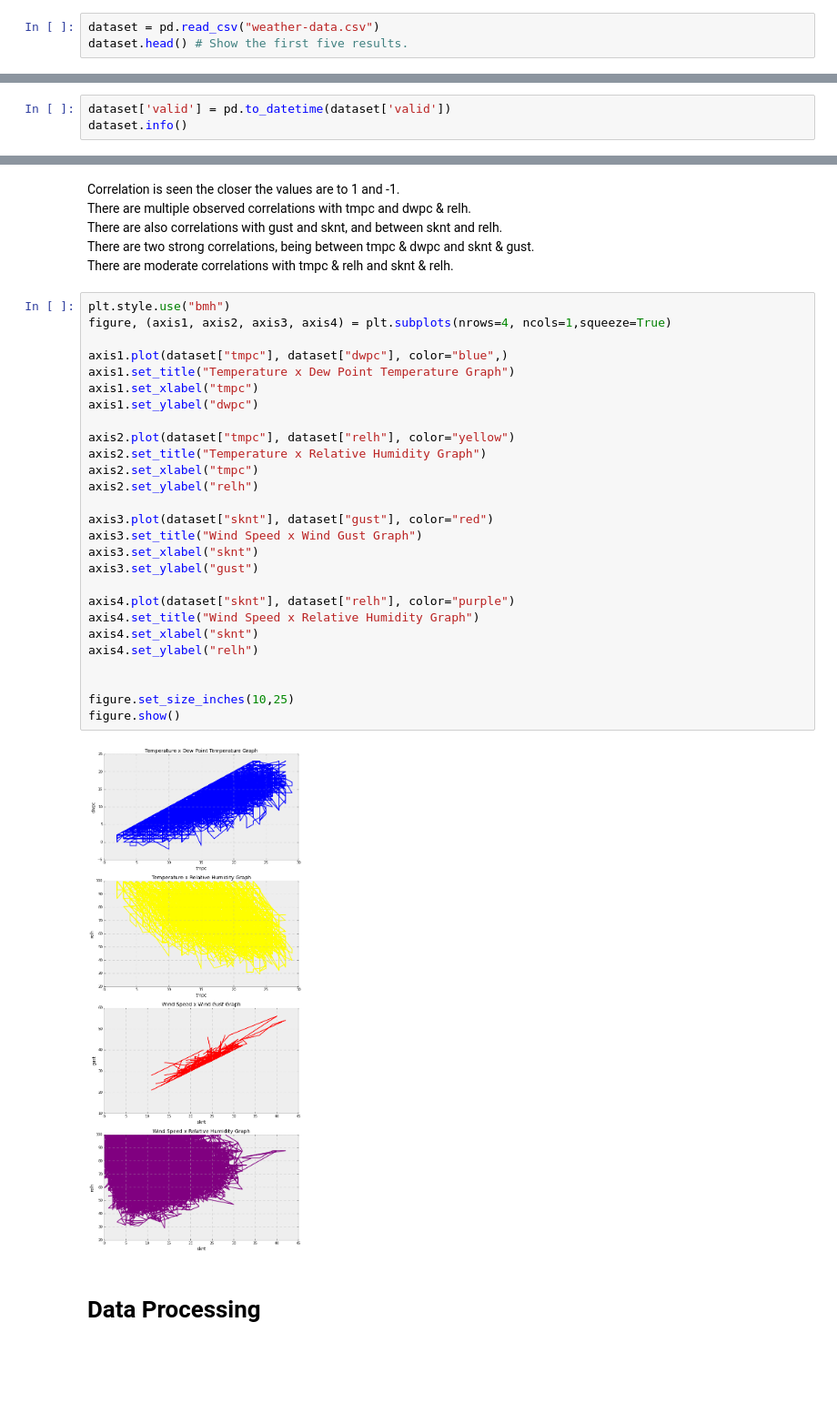
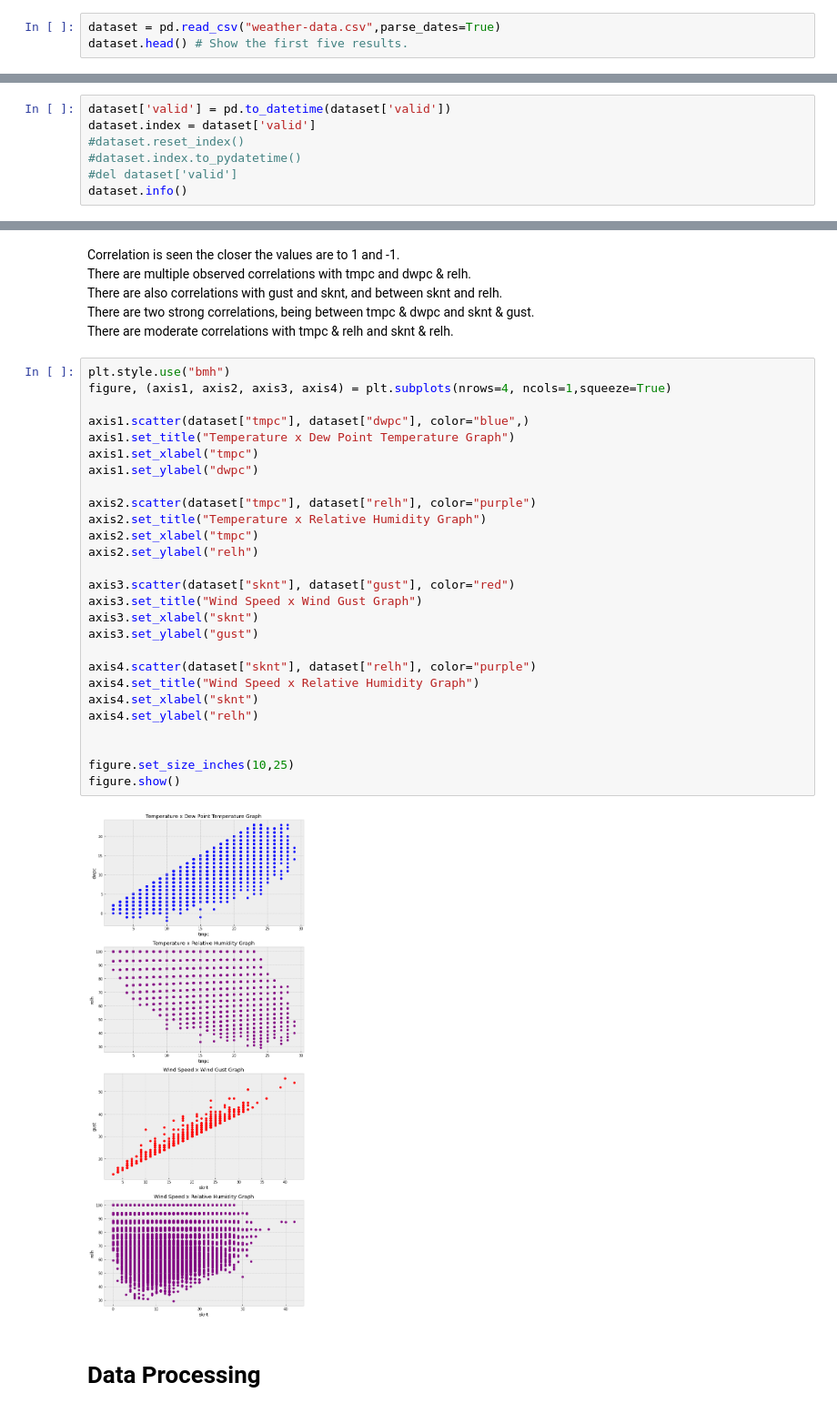
Before and after one commit to SyedKaz00/MSAPhaseThree, a Jupyter notebook: DataScience/submission.ipynb, the cells around one changed output, grey strips where cells are left out. Shown at 91% size. Cells and saved outputs as stored; diff of their text form; blank space fills up the shorter version.

```diff
--- a/DataScience/submission.ipynb
+++ b/DataScience/submission.ipynb
@@ -10,7 +11,7 @@ import matplotlib.pyplot as plt
 # %% [markdown]
 # Exploratory Data Analysis.
 # %%
-dataset = pd.read_csv("weather-data.csv")
+dataset = pd.read_csv("weather-data.csv",parse_dates=True)
 dataset.head() # Show the first five results.
 # %% [output]
 |  | station | valid | tmpc | dwpc | relh | sknt | gust | peak_wind_drct |
@@ -73,6 +74,10 @@ The valid column is also treated as an object but needs to be a dateTime.
 I am also checking for any duplicates within the data
 # %%
 dataset['valid'] = pd.to_datetime(dataset['valid'])
+dataset.index = dataset['valid']
+#dataset.reset_index()
+#dataset.index.to_pydatetime()
+#del dataset['valid']
 dataset.info()
 # %% [output]
 <class 'pandas.core.frame.DataFrame'>
@@ -105,31 +157,31 @@ There are moderate correlations with tmpc & relh and sknt & relh.
 # %%
 plt.style.use("bmh")
 figure, (axis1, axis2, axis3, axis4) = plt.subplots(nrows=4, ncols=1,squeeze=True)
 
-axis1.plot(dataset["tmpc"], dataset["dwpc"], color="blue",)
+axis1.scatter(dataset["tmpc"], dataset["dwpc"], color="blue",)
 axis1.set_title("Temperature x Dew Point Temperature Graph")
 axis1.set_xlabel("tmpc")
 axis1.set_ylabel("dwpc")
 
-axis2.plot(dataset["tmpc"], dataset["relh"], color="yellow")
+axis2.scatter(dataset["tmpc"], dataset["relh"], color="purple")
 axis2.set_title("Temperature x Relative Humidity Graph")
 axis2.set_xlabel("tmpc")
 axis2.set_ylabel("relh")
 
-axis3.plot(dataset["sknt"], dataset["gust"], color="red")
+axis3.scatter(dataset["sknt"], dataset["gust"], color="red")
 axis3.set_title("Wind Speed x Wind Gust Graph")
 axis3.set_xlabel("sknt")
 axis3.set_ylabel("gust")
 
-axis4.plot(dataset["sknt"], dataset["relh"], color="purple")
+axis4.scatter(dataset["sknt"], dataset["relh"], color="purple")
 axis4.set_title("Wind Speed x Relative Humidity Graph")
 axis4.set_xlabel("sknt")
 axis4.set_ylabel("relh")
 
 
 figure.set_size_inches(10,25)
 figure.show()
 # %% [output]
-[figure, old version]
+[figure, new version]
 # %% [markdown]
 # Data Processing
```
Also changed, not shown: parts of 24 cells of this notebook, 1 other file.
